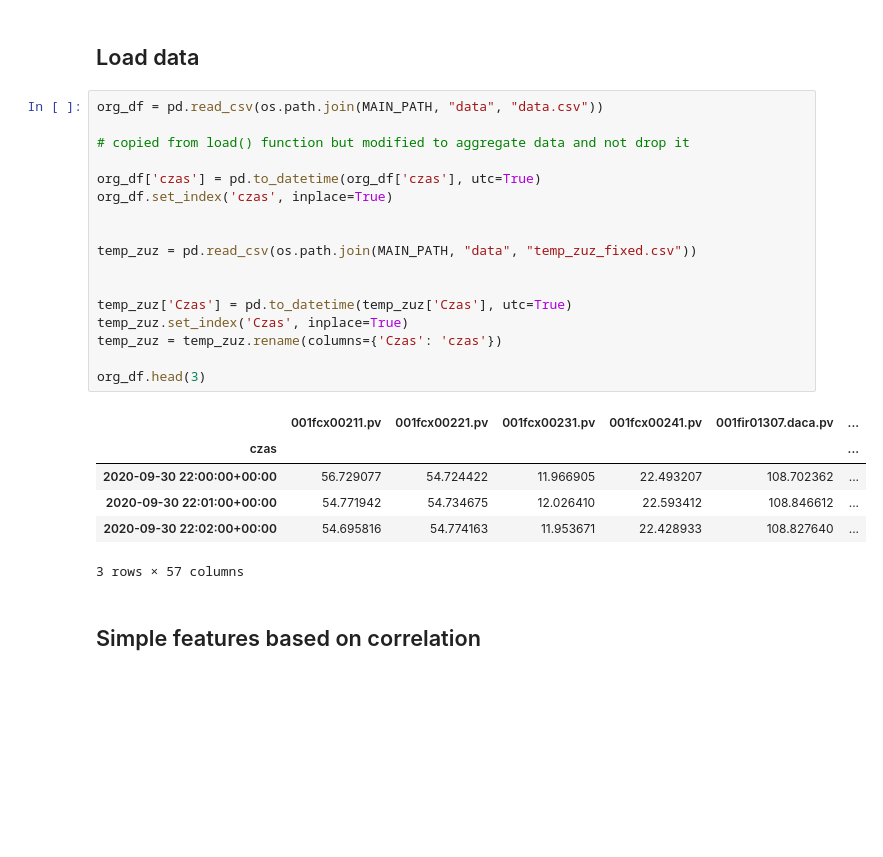
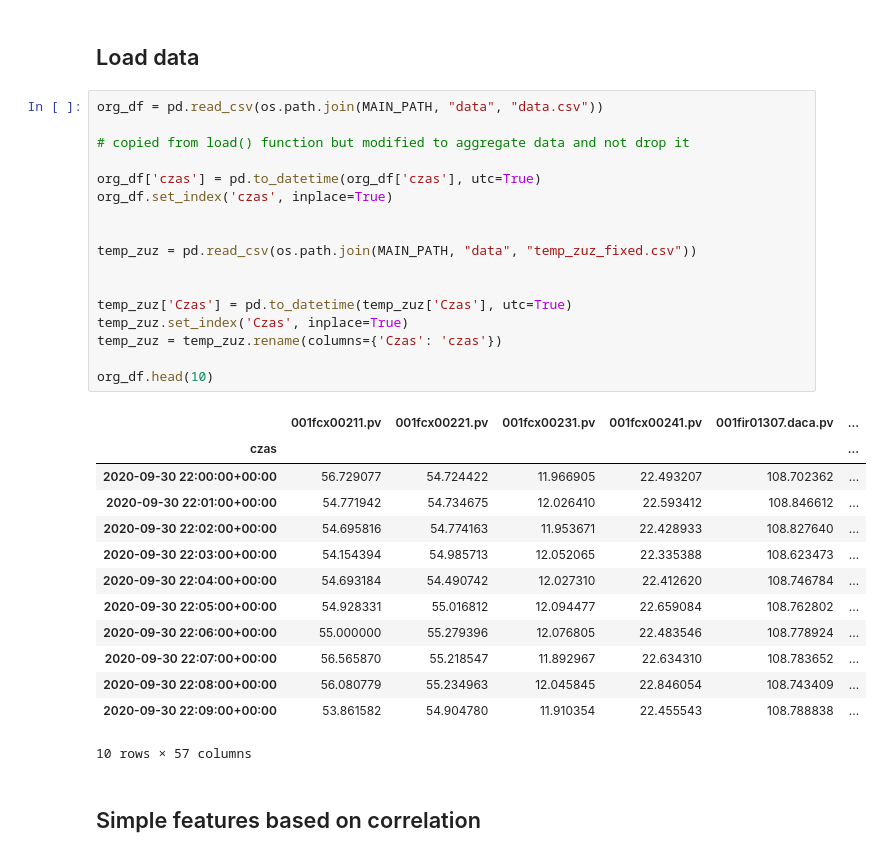
Before and after one commit to falowane-garnki/cuvalley, a Jupyter notebook: linear_regression/LaggedRegression.ipynb, the cells around one changed output. Cells and saved outputs as stored; diff of their text form; blank space fills up the shorter version.

```diff
--- a/linear_regression/LaggedRegression.ipynb
+++ b/linear_regression/LaggedRegression.ipynb
@@ -22,27 +22,34 @@ MAIN_PATH = Path(os.getcwd()).parent
 # %%
 org_df = pd.read_csv(os.path.join(MAIN_PATH, "data", "data.csv"))
 
 # copied from load() function but modified to aggregate data and not drop it
 
 org_df['czas'] = pd.to_datetime(org_df['czas'], utc=True)
 org_df.set_index('czas', inplace=True)
 
 
 temp_zuz = pd.read_csv(os.path.join(MAIN_PATH, "data", "temp_zuz_fixed.csv"))
 
 
 temp_zuz['Czas'] = pd.to_datetime(temp_zuz['Czas'], utc=True)
 temp_zuz.set_index('Czas', inplace=True)
 temp_zuz = temp_zuz.rename(columns={'Czas': 'czas'})
 
-org_df.head(3)
+org_df.head(10)
 # %% [output]
 |  | 001fcx00211.pv | 001fcx00221.pv | 001fcx00231.pv | 001fcx00241.pv | 001fir01307.daca.pv | ... |
 | czas |  |  |  |  |  | ... |
 | 2020-09-30 22:00:00+00:00 | 56.729077 | 54.724422 | 11.966905 | 22.493207 | 108.702362 | ... |
 | 2020-09-30 22:01:00+00:00 | 54.771942 | 54.734675 | 12.026410 | 22.593412 | 108.846612 | ... |
 | 2020-09-30 22:02:00+00:00 | 54.695816 | 54.774163 | 11.953671 | 22.428933 | 108.827640 | ... |
+| 2020-09-30 22:03:00+00:00 | 54.154394 | 54.985713 | 12.052065 | 22.335388 | 108.623473 | ... |
+| 2020-09-30 22:04:00+00:00 | 54.693184 | 54.490742 | 12.027310 | 22.412620 | 108.746784 | ... |
+| 2020-09-30 22:05:00+00:00 | 54.928331 | 55.016812 | 12.094477 | 22.659084 | 108.762802 | ... |
+| 2020-09-30 22:06:00+00:00 | 55.000000 | 55.279396 | 12.076805 | 22.483546 | 108.778924 | ... |
+| 2020-09-30 22:07:00+00:00 | 56.565870 | 55.218547 | 11.892967 | 22.634310 | 108.783652 | ... |
+| 2020-09-30 22:08:00+00:00 | 56.080779 | 55.234963 | 12.045845 | 22.846054 | 108.743409 | ... |
+| 2020-09-30 22:09:00+00:00 | 53.861582 | 54.904780 | 11.910354 | 22.455543 | 108.788838 | ... |
-3 rows × 57 columns
+10 rows × 57 columns
 # %% [markdown]
 ## Simple features based on correlation
 # %%
```
Also changed, not shown: parts of 19 cells of this notebook.
